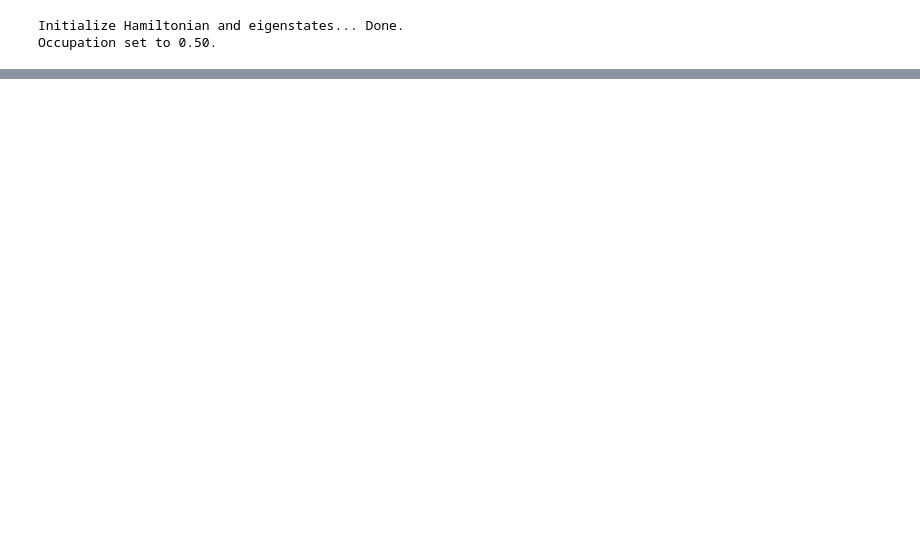
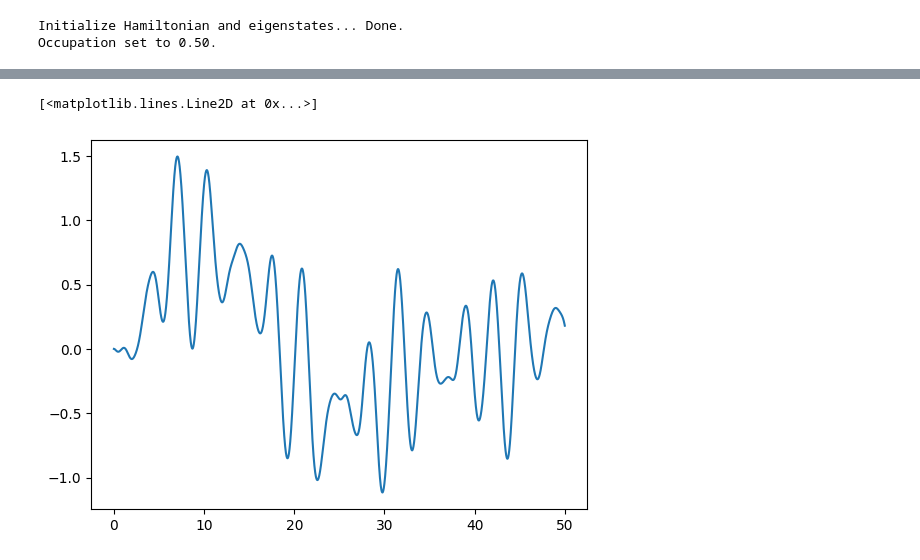
Before and after one commit to Leonard-P/orbitronics_research_project, a Jupyter notebook: test_flux_gradients.ipynb, the cells around one changed output, grey strips where cells are left out. Cells and saved outputs as stored; diff of their text form; code cells hidden in the pictures; blank space fills up the shorter version.

```diff
--- a/test_flux_gradients.ipynb
+++ b/test_flux_gradients.ipynb
@@ -40,0 +40,4 @@ l.save_current_density_animation("newarrow.gif", sample_every=100, dpi=50)
+# %%
+plot_simulation_fft(data)
+plt.savefig("results/brickwall_7x14_omega_3-5_fft.pdf")
+plt.show()
@@ -40,0 +46,6 @@ l.save_current_density_animation("newarrow.gif", sample_every=100, dpi=50)
+# %%
+diff = data.M_grad[:, 0]/np.max(np.abs(data.M_grad[:, 0])) - data.P/np.max(np.abs(data.P))
+plt.plot(data.t, diff)
+# %% [output]
+[<matplotlib.lines.Line2D at 0x...>]
+[figure, added]
```
Also changed, not shown: parts of 13 cells of this notebook, 11 other files.
